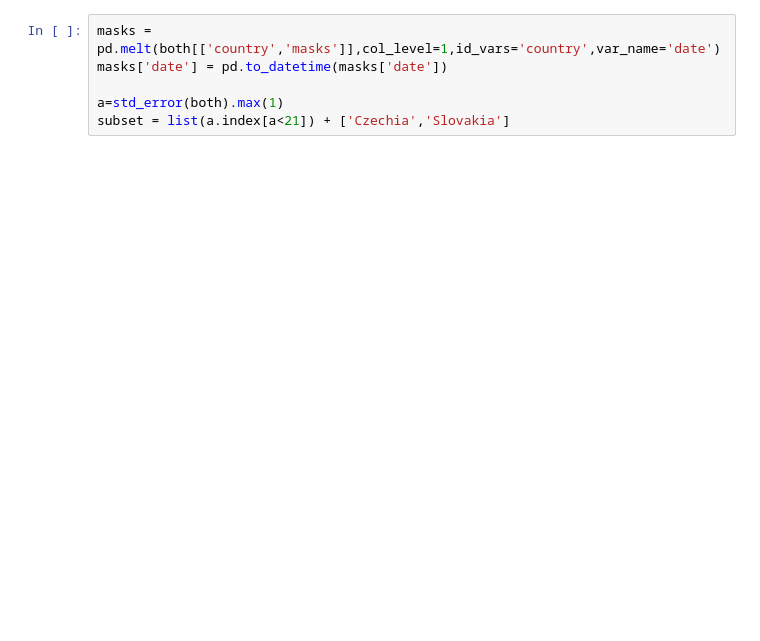
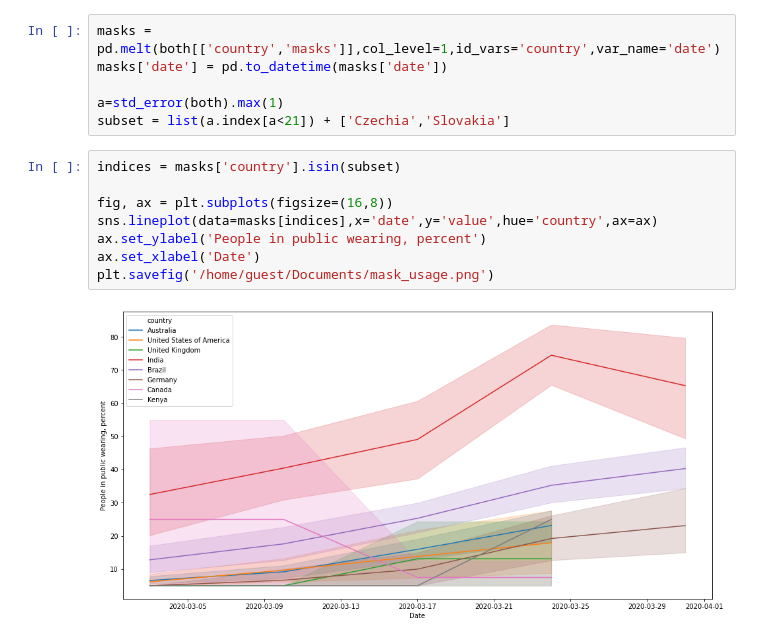
Before and after one commit to epidemics/containment, a Jupyter notebook: survery_results_conversion.ipynb, the cells around one changed output. Drawn from its saved outputs; the diff is of its cells as text; blank space fills up the shorter version.

```diff
--- a/survery_results_conversion.ipynb
+++ b/survery_results_conversion.ipynb
@@ -98,6 +98,16 @@ masks['date'] = pd.to_datetime(masks['date'])
 
 a=std_error(both).max(1)
 subset = list(a.index[a<21]) + ['Czechia','Slovakia']
+# %%
+indices = masks['country'].isin(subset)
+
+fig, ax = plt.subplots(figsize=(16,8))
+sns.lineplot(data=masks[indices],x='date',y='value',hue='country',ax=ax)
+ax.set_ylabel('People in public wearing, percent')
+ax.set_xlabel('Date')
+plt.savefig('/home/guest/Documents/mask_usage.png')
+# %% [output]
+[figure, added]
 # %%
 indices = masks['country'].isin(subset)
 
```
Also changed, not shown: parts of 8 cells of this notebook, 4 other files.
